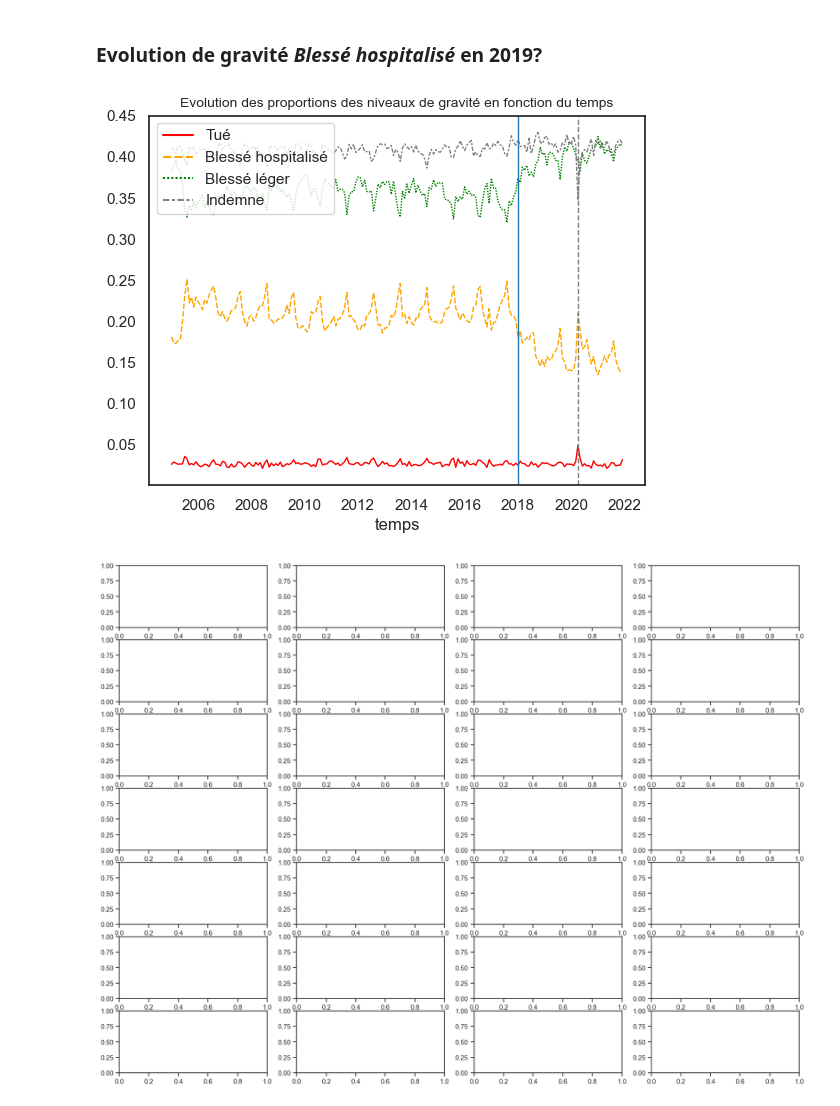
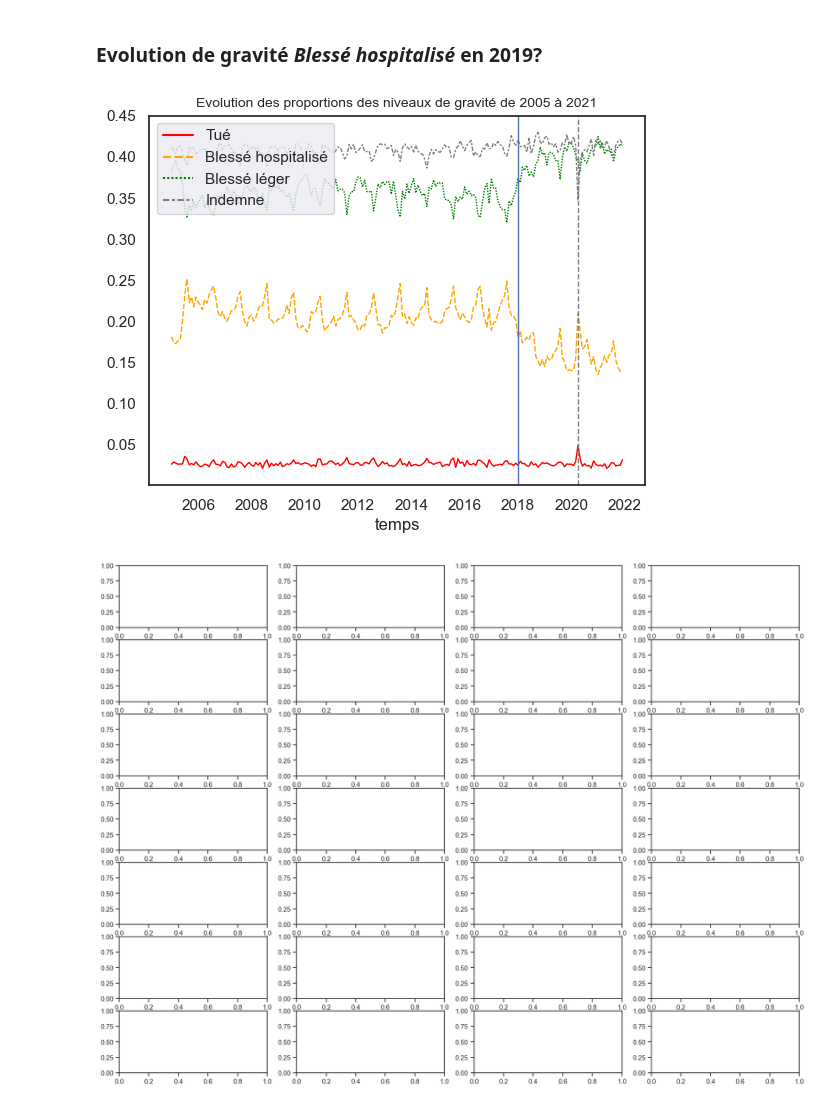
Before and after one commit to nicolascarayon/projet-accidents-routiers, a Jupyter notebook: nico_load_data_in_df.ipynb, the cells around one changed output. Saved outputs shown, nothing was run; the diff lists cells and outputs as text; code cells hidden in the pictures.

```diff
--- a/nico_load_data_in_df.ipynb
+++ b/nico_load_data_in_df.ipynb
@@ -25,11 +62,15 @@ if display_stat_data_load:
 # %%
 # relatives à une info géographique trop fine
 cols_rmv = ['com', 'adr', 'lat', 'long', 'pr', 'pr1']
-df = df.drop(columns=cols_rmv, axis=1)
+for col in cols_rmv:
+    if col in df.columns:
+        df = df.drop(columns=cols_rmv, axis=1)
 
 # non connue en pratique avant l'accident
 cols_rmv = ['obs', 'obsm', 'choc', 'manv']
-df = df.drop(columns=cols_rmv, axis=1)
+for col in cols_rmv:
+    if col in df.columns:
+        df = df.drop(columns=cols_rmv, axis=1)
 # %% [markdown]
 ### Représentation graphique des *Null* - Suppression de variables avec plus de 8 % de Null
 # %%
@@ -41,7 +82,7 @@ fig.set_size_inches(16, 16)
 ax[0].set_title('Représentation graphique de la présence de valeurs Null dans les données brutes')
 sns.heatmap(df_sample.isna(), cbar=False, ax=ax[0]);
 
-df = pt.rmv_col_too_much_null(df, 0.08, False)
+df = pt.rmv_col_too_much_null(df, 0.08, chk)
 
 df_sample = df.sample(10000)
 df_sample = df_sample.sort_values(by=['an', 'mois', 'jour'], ascending=True)
@@ -92,6 +150,6 @@ df = pt.create_col_age(df)
 # %% [markdown]
 ### Ré-encodeages :*dep*,  *nbv*, *catv*
 # %%
-df = pt.clean_col_dep(df, False)
+df = pt.clean_col_dep(df, True)
 df = pt.clean_nbv(df)
 df = pt.clean_catv(df)
@@ -175,12 +251,12 @@ sns.heatmap(corr4, annot=False, cmap='coolwarm', ax=axs[1,1], cbar=False);
 # %%
-if False:
-    colormap = 'tab20c'
-    df_cross = pd.crosstab(df['joursem'], df['grav_lbl'], normalize='index')
-    print(df_cross)
 
-    sns.set_theme(style="ticks")
-    f, ax = plt.subplots(figsize=(7, 5))
-    chart = df_cross.plot(kind="bar", stacked=True, rot=0, ax=ax,
-                          title="Distribution de la gravité en fonction du jour de la semaine", colormap=colormap)
-    chart.set_xticklabels(chart.get_xticklabels(), rotation=80)
-    sns.move_legend(ax, "upper right")
+colormap = 'tab20c'
+df_cross = pd.crosstab(df['joursem'], df['grav_lbl'], normalize='index')
+print(df_cross)
+
+sns.set_theme(style="ticks")
+f, ax = plt.subplots(figsize=(7, 5))
+chart = df_cross.plot(kind="bar", stacked=True, rot=0, ax=ax,
+                      title="Distribution de la gravité en fonction du jour de la semaine", colormap=colormap)
+chart.set_xticklabels(chart.get_xticklabels(), rotation=80)
+sns.move_legend(ax, "upper right")
@@ -204,34 +291,34 @@ for year in years:
 #         df_tmp = df[(df.datetime.dt.year == year) & (df.datetime.dt.month == month)]
         df_tmp = df[(df.an==year) & (df.mois==month)]
         if 2 in df_tmp.grav.value_counts(normalize=True).index:
             tue.append(df_tmp.grav.value_counts(normalize=True)[2])
         else :
             tue.append(tue[-1])
         if 3 in df_tmp.grav.value_counts(normalize=True).index:
             bless_h.append(df_tmp.grav.value_counts(normalize=True)[3])
         else:
             bless_h.append(bless_h[-1])
         if 4 in df_tmp.grav.value_counts(normalize=True).index:
             bless_l.append(df_tmp.grav.value_counts(normalize=True)[4])
         else:
             bless_l.append(bless_l[-1])
         if 1 in df_tmp.grav.value_counts(normalize=True).index:
             indemne.append(df_tmp.grav.value_counts(normalize=True)[1])
         else:
             indemne.append(indemne[-1])
         y_m.append(datetime.datetime(year, month, 1))
 
 
 data = pd.DataFrame({'Tué':tue, 'Blessé hospitalisé':bless_h, 'Blessé léger':bless_l, 'Indemne':indemne, 'temps':y_m})
 data = data.set_index('temps')
 
 sns.set_theme(style="white", palette=None)
 ax = sns.lineplot(data=data, palette=['red','orange','green','gray'], linewidth=1) #.set_title("Evolution des proportions des niveaux de gravité en fonction du temps")
-ax.axes.set_title("Evolution des proportions des niveaux de gravité en fonction du temps",fontsize=10)
-
+ax.axes.set_title(f"Evolution des proportions des niveaux de gravité de {start_year} à {end_year}",fontsize=10)
+sns.set(rc={'figure.figsize':(15,6)})
 plt.axvline(datetime.datetime(2018, 1, 1), linewidth=1)
 plt.axvline(datetime.datetime(2020, 4, 1), linestyle='--', color='gray', linewidth=1)
 plt.legend(loc='upper left');
 # %% [output]
-[figure, old version]
+[figure, new version]
 # %%
```
Also changed, not shown: parts of 16 cells of this notebook, 1 other file.
